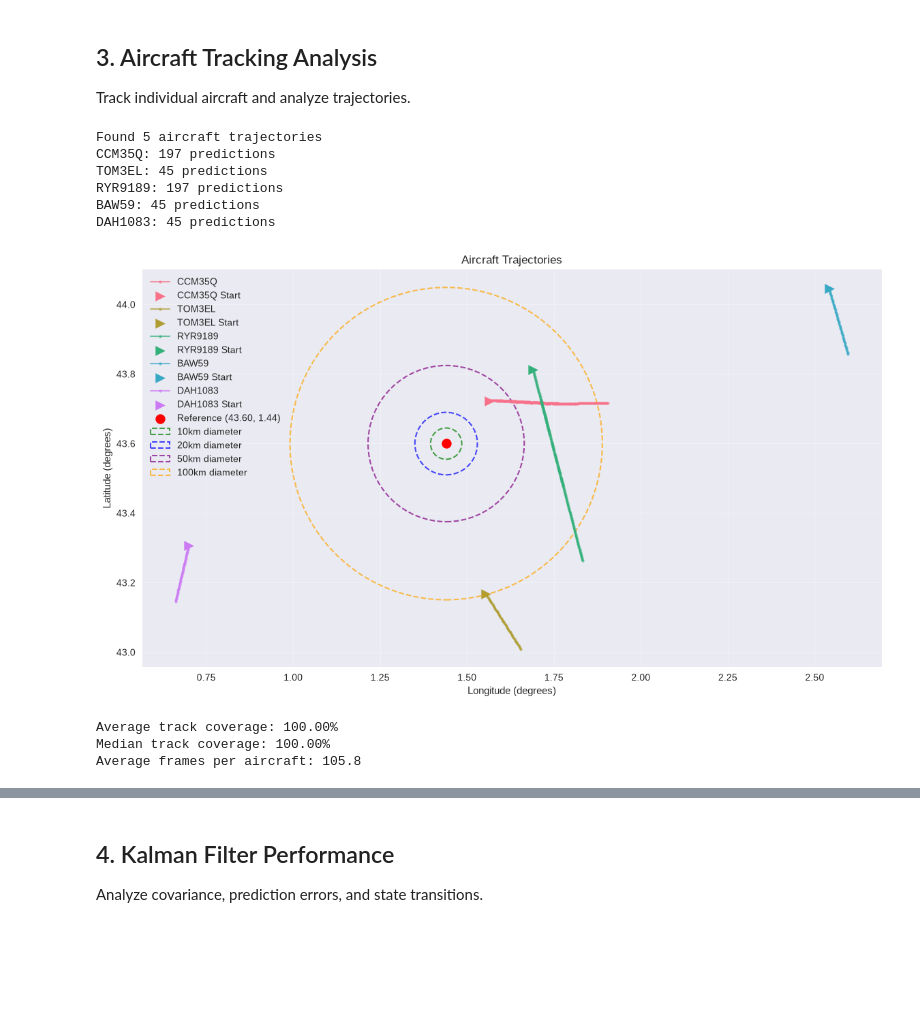
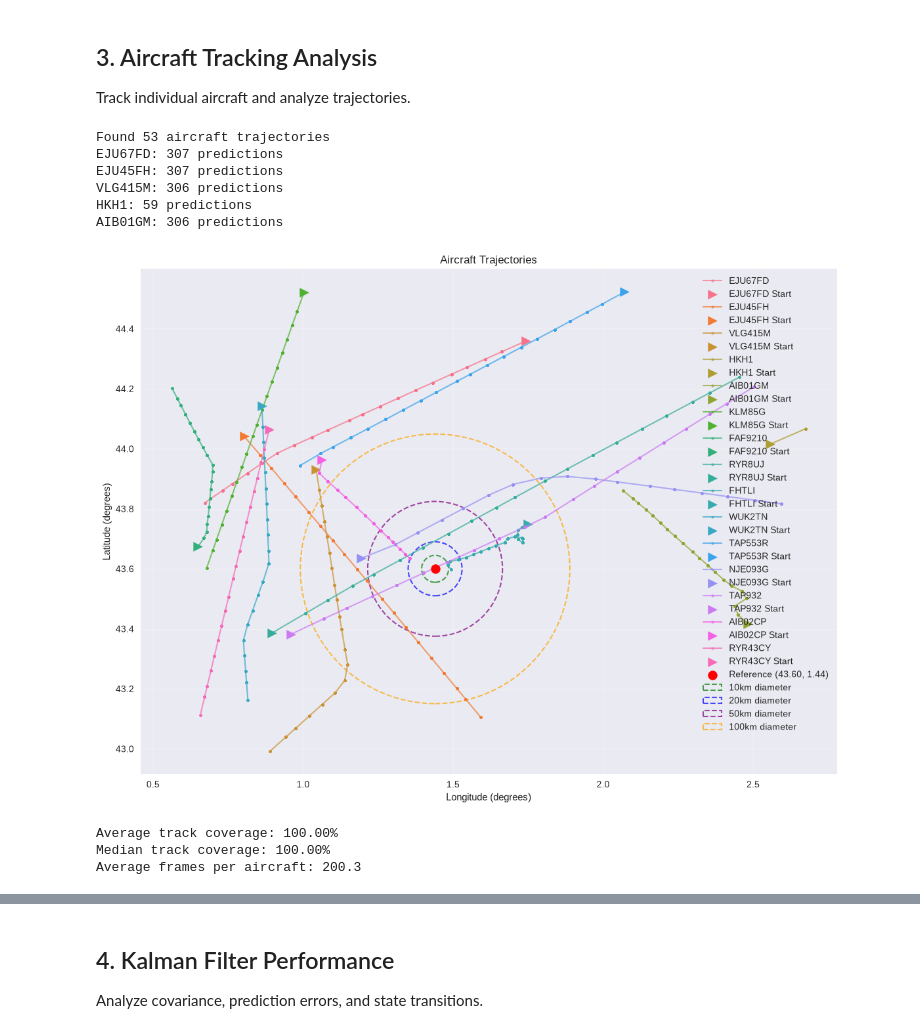
Before and after one commit to Kyustern/skycam-monorepo, a Jupyter notebook: notebooks/kalman-tuning/kalman-tuning.ipynb, the cells around one changed output, grey strips where cells are left out. Cells and saved outputs as stored; diff of their text form; code cells hidden in the pictures; blank space fills up the shorter version.

```diff
--- a/notebooks/kalman-tuning/kalman-tuning.ipynb
+++ b/notebooks/kalman-tuning/kalman-tuning.ipynb
@@ -241,25 +231,25 @@ plt.show()
 Track individual aircraft and analyze trajectories.
 # %%
 # Get trajectories
-trajectories = kalman_analysis.get_aircraft_trajectories(predictions)
-print(f'Found {len(trajectories)} aircraft trajectories')
+prediction_trajectories = kalman_analysis.get_aircraft_trajectories(predictions)
+print(f'Found {len(prediction_trajectories)} aircraft trajectories')
 
 # Show first few
-for callsign in list(trajectories.keys())[:5]:
-    print(f'{callsign}: {len(trajectories[callsign])} predictions')
+for callsign in list(prediction_trajectories.keys())[:5]:
+    print(f'{callsign}: {len(prediction_trajectories[callsign])} predictions')
 # %% [output]
-Found 5 aircraft trajectories
-CCM35Q: 197 predictions
-TOM3EL: 45 predictions
-RYR9189: 197 predictions
-BAW59: 45 predictions
-DAH1083: 45 predictions
+Found 53 aircraft trajectories
+EJU67FD: 307 predictions
+EJU45FH: 307 predictions
+VLG415M: 306 predictions
+HKH1: 59 predictions
+AIB01GM: 306 predictions
 # %%
 # Plot trajectories with reference point and range circles
 
-if trajectories:
-    sample_callsigns = list(trajectories.keys())[:min(10, len(trajectories))]
-    sample_preds = predictions[predictions['callsign'].isin(sample_callsigns)]
+if prediction_trajectories:
+    sample_callsigns = list(prediction_trajectories.keys())[:min(15, len(prediction_trajectories))]
+    sample_preds = opensky[opensky['callsign'].isin(sample_callsigns)]
 
     fig, ax = kalman_visualizer.plot_aircraft_trajectories(
         sample_preds, callsigns=sample_callsigns, figsize=(14, 10)
@@ -272,31 +262,31 @@ if trajectories:
     ref_lat = 43.60
     ref_lon = 1.44
 
     # Plot reference point
     ax.scatter(ref_lon, ref_lat, color='red', s=100, zorder=10, label='Reference (43.60, 1.44)')
 
     # Draw concentric circles with different diameters (10km, 20km, 50km, 100km)
     # Earth radius in km, 1 degree of lat/lon ~ 111.32 km
     km_per_degree = 111.32
 
     # Diameters in km and their corresponding radii in degrees
     diameters_km = [10, 20, 50, 100]
     colors = ['green', 'blue', 'purple', 'orange']
     labels = [f'{d}km diameter' for d in diameters_km]
 
     for diameter_km, color, label in zip(diameters_km, colors, labels):
         radius_km = diameter_km / 2
         radius_deg = radius_km / km_per_degree
 
         # Create circle patch
         circle = plt.Circle((ref_lon, ref_lat), radius_deg,
                            fill=False, edgecolor=color, linestyle='--',
                            linewidth=1.5, alpha=0.7, label=label)
         ax.add_patch(circle)
 
     # Adjust legend to include circles
     ax.legend(loc='best')
 
     plt.show()
 # %% [output]
-[figure, old version]
+[figure, new version]
@@ -303,7 +297,7 @@ if trajectories:
 # %%
 # Track continuity analysis
 continuity_results = []
-for callsign, trajectory in trajectories.items():
+for callsign, trajectory in prediction_trajectories.items():
     metrics = kalman_analysis.calculate_track_continuity(trajectory)
     continuity_results.append(metrics)
 
@@ -316,7 +310,7 @@ if continuity_results:
 # %% [output]
 Average track coverage: 100.00%
 Median track coverage: 100.00%
-Average frames per aircraft: 105.8
+Average frames per aircraft: 200.3
 # %%
 # Track accuracy analysis
 accuracy_metrics = kalman_analysis.analyze_track_accuracy(predictions, opensky)
```
Also changed, not shown: parts of 25 cells of this notebook, 2 other files.
